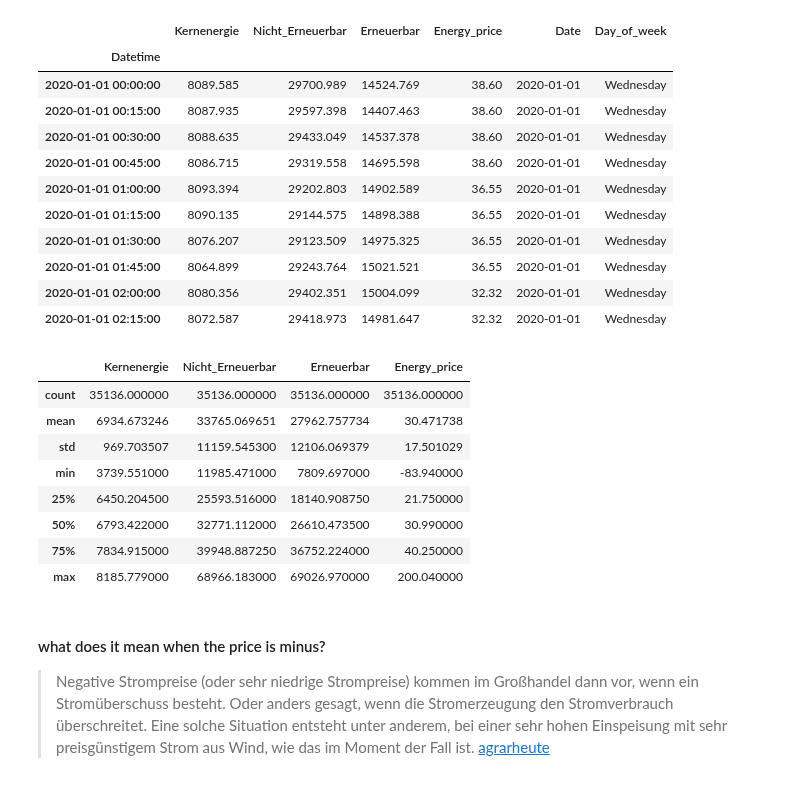
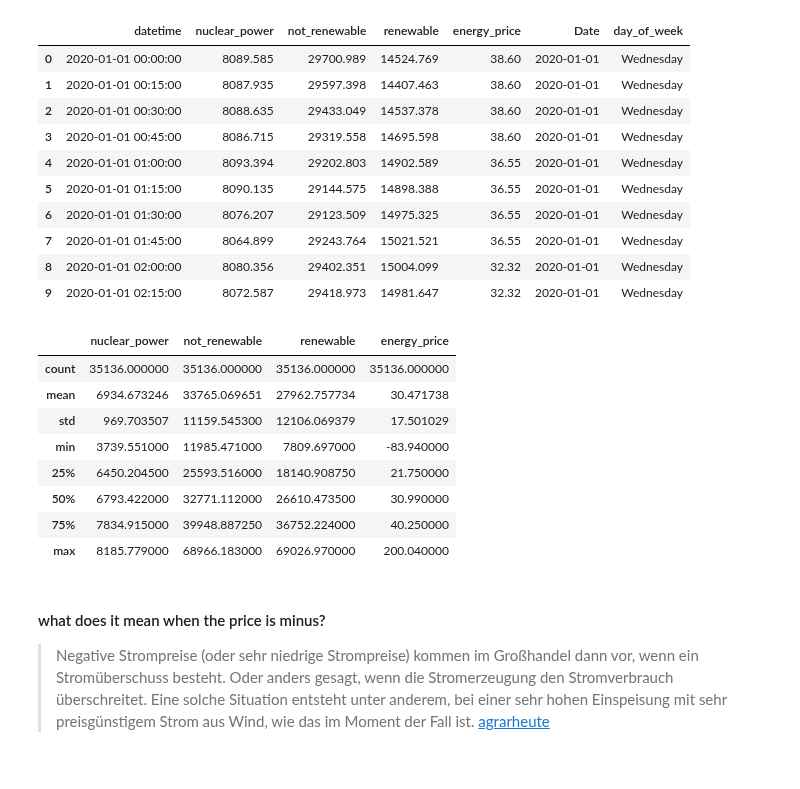
Before and after one commit to M-123-456/team-6-energy-costs, a Jupyter notebook: first_notebook.ipynb, the cells around one changed output. Drawn from its saved outputs; the diff is of its cells as text; code cells hidden in the pictures.

```diff
--- a/first_notebook.ipynb
+++ b/first_notebook.ipynb
@@ -30,13 +31,13 @@ energy_df['Date'] = energy_df['Datetime'].dt.date
 # %%
 # add weekday column
-energy_df['Day_of_week'] = energy_df['Datetime'].dt.day_name()
+df_energy['day_of_week'] = df_energy['datetime'].dt.day_name()
 # %%
 # remove import saldo column, as all values are NaN
-energy_df = energy_df.dropna(axis=1, how="all")
+df_energy = df_energy.dropna(axis=1, how="all")
 # %%
 # Check if there is any na value in df
-energy_df.replace('na', np.nan, inplace=True)
-energy_df.replace('NA', np.nan, inplace=True)
-energy_df.replace('Missing', np.nan, inplace=True)
-print(energy_df.isna().value_counts())
+df_energy.replace('na', np.nan, inplace=True)
+df_energy.replace('NA', np.nan, inplace=True)
+df_energy.replace('Missing', np.nan, inplace=True)
+print(df_energy.isna().value_counts())
 # %% [output]
@@ -45,4 +46,4 @@ False     False        False             False       False         False  False
 dtype: int64
 # %%
 # drop duplicates
-energy_df.drop_duplicates(inplace=True)
+df_energy.drop_duplicates(inplace=True)
@@ -52,22 +50,21 @@ energy_df.set_index('Datetime', inplace=True)
 # %%
-energy_df.head(10)
+df_energy.head(10)
 # %% [output]
-|  | Kernenergie | Nicht_Erneuerbar | Erneuerbar | Energy_price | Date | Day_of_week |
-| Datetime |  |  |  |  |  |  |
-| 2020-01-01 00:00:00 | 8089.585 | 29700.989 | 14524.769 | 38.60 | 2020-01-01 | Wednesday |
-| 2020-01-01 00:15:00 | 8087.935 | 29597.398 | 14407.463 | 38.60 | 2020-01-01 | Wednesday |
-| 2020-01-01 00:30:00 | 8088.635 | 29433.049 | 14537.378 | 38.60 | 2020-01-01 | Wednesday |
-| 2020-01-01 00:45:00 | 8086.715 | 29319.558 | 14695.598 | 38.60 | 2020-01-01 | Wednesday |
-| 2020-01-01 01:00:00 | 8093.394 | 29202.803 | 14902.589 | 36.55 | 2020-01-01 | Wednesday |
-| 2020-01-01 01:15:00 | 8090.135 | 29144.575 | 14898.388 | 36.55 | 2020-01-01 | Wednesday |
-| 2020-01-01 01:30:00 | 8076.207 | 29123.509 | 14975.325 | 36.55 | 2020-01-01 | Wednesday |
-| 2020-01-01 01:45:00 | 8064.899 | 29243.764 | 15021.521 | 36.55 | 2020-01-01 | Wednesday |
-| 2020-01-01 02:00:00 | 8080.356 | 29402.351 | 15004.099 | 32.32 | 2020-01-01 | Wednesday |
-| 2020-01-01 02:15:00 | 8072.587 | 29418.973 | 14981.647 | 32.32 | 2020-01-01 | Wednesday |
+|  | datetime | nuclear_power | not_renewable | renewable | energy_price | Date | day_of_week |
+| 0 | 2020-01-01 00:00:00 | 8089.585 | 29700.989 | 14524.769 | 38.60 | 2020-01-01 | Wednesday |
+| 1 | 2020-01-01 00:15:00 | 8087.935 | 29597.398 | 14407.463 | 38.60 | 2020-01-01 | Wednesday |
+| 2 | 2020-01-01 00:30:00 | 8088.635 | 29433.049 | 14537.378 | 38.60 | 2020-01-01 | Wednesday |
+| 3 | 2020-01-01 00:45:00 | 8086.715 | 29319.558 | 14695.598 | 38.60 | 2020-01-01 | Wednesday |
+| 4 | 2020-01-01 01:00:00 | 8093.394 | 29202.803 | 14902.589 | 36.55 | 2020-01-01 | Wednesday |
+| 5 | 2020-01-01 01:15:00 | 8090.135 | 29144.575 | 14898.388 | 36.55 | 2020-01-01 | Wednesday |
+| 6 | 2020-01-01 01:30:00 | 8076.207 | 29123.509 | 14975.325 | 36.55 | 2020-01-01 | Wednesday |
+| 7 | 2020-01-01 01:45:00 | 8064.899 | 29243.764 | 15021.521 | 36.55 | 2020-01-01 | Wednesday |
+| 8 | 2020-01-01 02:00:00 | 8080.356 | 29402.351 | 15004.099 | 32.32 | 2020-01-01 | Wednesday |
+| 9 | 2020-01-01 02:15:00 | 8072.587 | 29418.973 | 14981.647 | 32.32 | 2020-01-01 | Wednesday |
 # %%
-energy_df.describe()
+df_energy.describe()
 # %% [output]
-|  | Kernenergie | Nicht_Erneuerbar | Erneuerbar | Energy_price |
+|  | nuclear_power | not_renewable | renewable | energy_price |
 | count | 35136.000000 | 35136.000000 | 35136.000000 | 35136.000000 |
 | mean | 6934.673246 | 33765.069651 | 27962.757734 | 30.471738 |
 | std | 969.703507 | 11159.545300 | 12106.069379 | 17.501029 |
```
Also changed, not shown: parts of 47 cells of this notebook, 2 other files.
